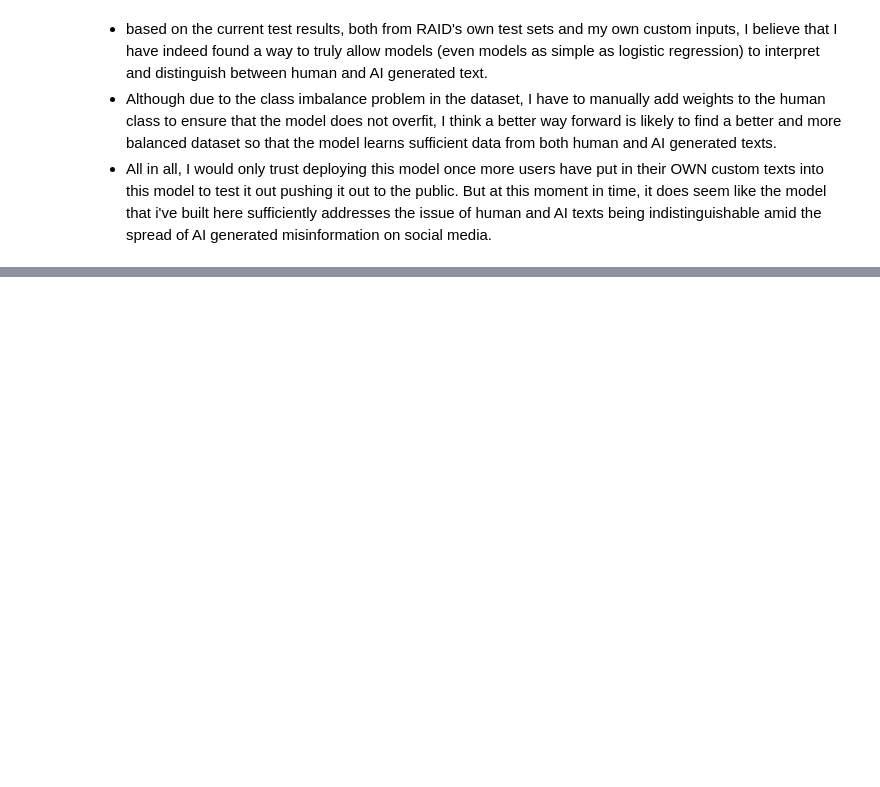
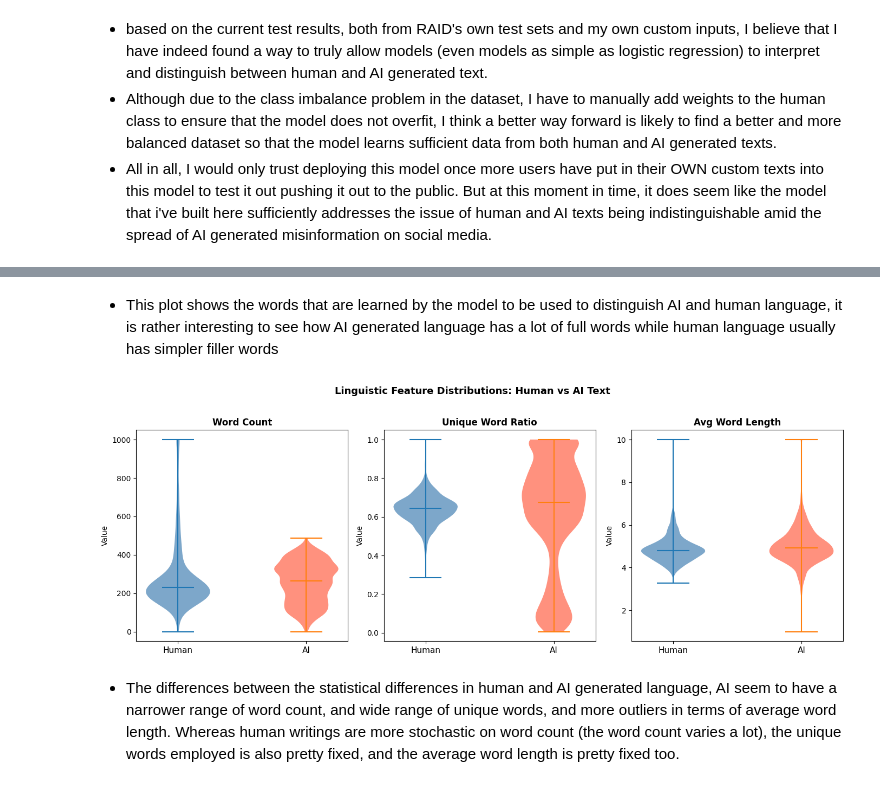
Before and after one commit to JuneWayne/DS4320-Project-2, a Jupyter notebook: code/pipeline.ipynb, the cells around one changed output, grey strips where cells are left out. Drawn from its saved outputs; the diff is of its cells as text; code cells hidden in the pictures; blank space fills up the shorter version.

```diff
--- a/code/pipeline.ipynb
+++ b/code/pipeline.ipynb
@@ -413,0 +453,45 @@ Prediction: AI | P(human): 0.1675, P(AI): 0.8325
+# %% [markdown]
+- This plot shows the words that are learned by the model to be used to distinguish AI and human language, it is rather interesting to see how AI generated language has a lot of full words while human language usually has simpler filler words
+# %%
+import matplotlib.pyplot as plt
+
+fig, axes = plt.subplots(1, 3, figsize=(14, 5))
+
+features_to_plot = ["word_count", "unique_word_ratio", "avg_word_length"]
+titles = ["Word Count", "Unique Word Ratio", "Avg Word Length"]
+clips = [1000, None, 10]  # clip outliers per feature
+
+for ax, feat, title, clip in zip(axes, features_to_plot, titles, clips):
+    human_vals = df[df["label"] == 0][feat]
+    ai_vals    = df[df["label"] == 1][feat]
+
+    if clip:
+        human_vals = human_vals.clip(upper=clip)
+        ai_vals    = ai_vals.clip(upper=clip)
+
+    parts_human = ax.violinplot([human_vals], positions=[0], showmedians=True)
+    parts_ai    = ax.violinplot([ai_vals],    positions=[1], showmedians=True)
+
+    # Color human steelblue, AI tomato
+    for pc in parts_human["bodies"]:
+        pc.set_facecolor("steelblue")
+        pc.set_alpha(0.7)
+    for pc in parts_ai["bodies"]:
+        pc.set_facecolor("tomato")
+        pc.set_alpha(0.7)
+
+    ax.set_xticks([0, 1])
+    ax.set_xticklabels(["Human", "AI"], fontsize=11)
+    ax.set_title(title, fontsize=12, fontweight="bold")
+    ax.set_ylabel("Value", fontsize=10)
+
+plt.suptitle("Linguistic Feature Distributions: Human vs AI Text",
+             fontsize=13, fontweight="bold", y=1.02)
+plt.tight_layout()
+plt.savefig("feature_distributions.png", dpi=300, bbox_inches="tight")
+plt.show()
+logging.info("feature distribution plot saved to feature_distributions.png")
+# %% [output]
+[figure, added]
+# %% [markdown]
+- The differences between the statistical differences in human and AI generated language, AI seem to have a narrower range of word count, and wide range of unique words, and more outliers in terms of average word length. Whereas human writings are more stochastic on word count (the word count varies a lot), the unique words employed is also pretty fixed, and the average word length is pretty fixed too.
```
Also changed, not shown: parts of 2 cells of this notebook, 6 other files.
